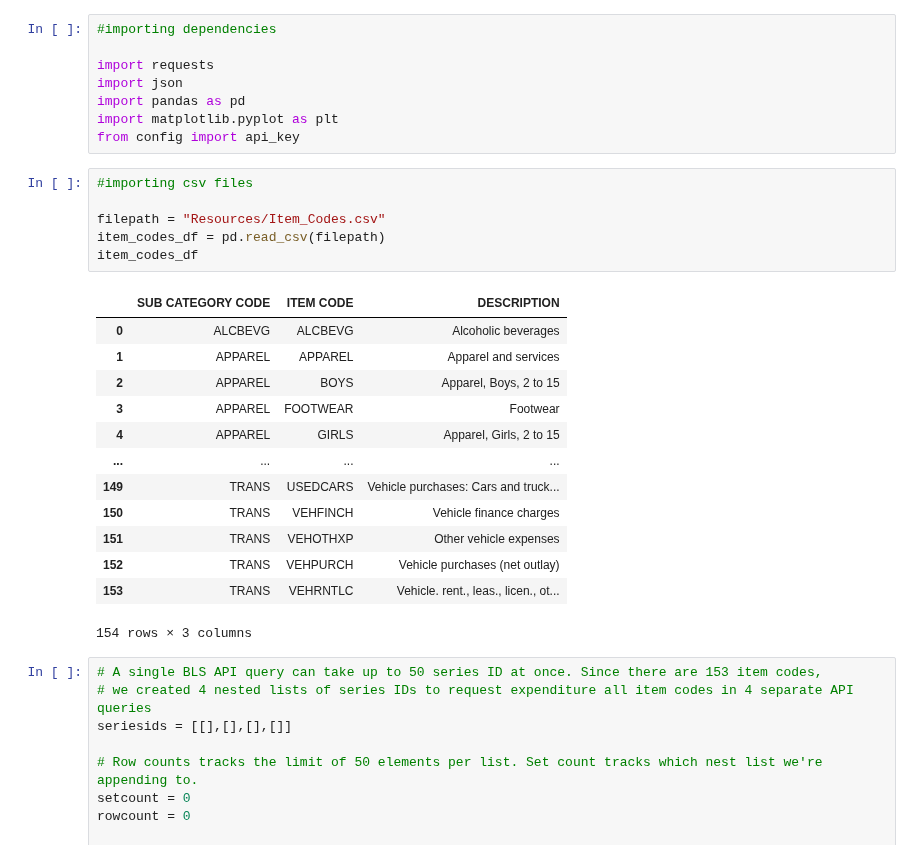
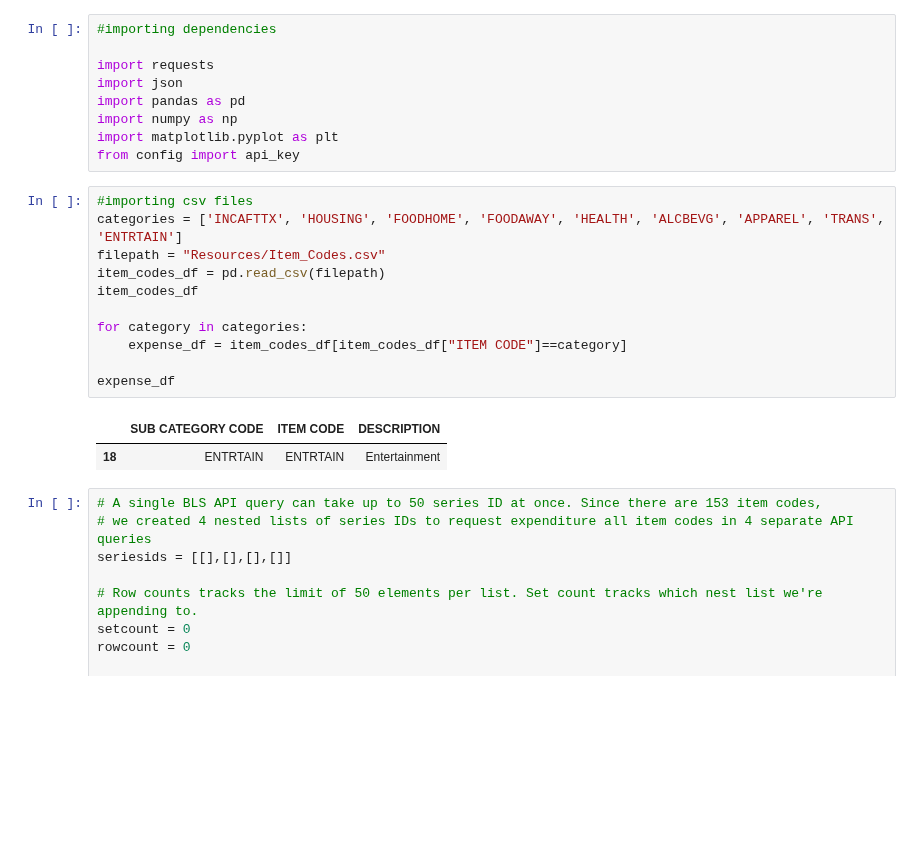
Before and after one commit to joshcoronel/discretionary-spending, a Jupyter notebook: Project 1.ipynb, the cells around one changed output. Saved outputs shown, nothing was run; the diff lists cells and outputs as text; blank space fills up the shorter version.

```diff
--- a/Project 1.ipynb
+++ b/Project 1.ipynb
@@ -4,28 +4,23 @@
 import requests
 import json
 import pandas as pd
+import numpy as np
 import matplotlib.pyplot as plt
 from config import api_key
 # %%
 #importing csv files
-
+categories = ['INCAFTTX', 'HOUSING', 'FOODHOME', 'FOODAWAY', 'HEALTH', 'ALCBEVG', 'APPAREL', 'TRANS', 'ENTRTAIN']
 filepath = "Resources/Item_Codes.csv"
 item_codes_df = pd.read_csv(filepath)
 item_codes_df
+
+for category in categories:
+    expense_df = item_codes_df[item_codes_df["ITEM CODE"]==category]
+
+expense_df
 # %% [output]
 |  | SUB CATEGORY CODE | ITEM CODE | DESCRIPTION |
-| 0 | ALCBEVG | ALCBEVG | Alcoholic beverages |
-| 1 | APPAREL | APPAREL | Apparel and services |
-| 2 | APPAREL | BOYS | Apparel, Boys, 2 to 15 |
-| 3 | APPAREL | FOOTWEAR | Footwear |
-| 4 | APPAREL | GIRLS | Apparel, Girls, 2 to 15 |
-| ... | ... | ... | ... |
-| 149 | TRANS | USEDCARS | Vehicle purchases: Cars and truck... |
-| 150 | TRANS | VEHFINCH | Vehicle finance charges |
-| 151 | TRANS | VEHOTHXP | Other vehicle expenses |
-| 152 | TRANS | VEHPURCH | Vehicle purchases (net outlay) |
-| 153 | TRANS | VEHRNTLC | Vehicle. rent., leas., licen., ot... |
+| 18 | ENTRTAIN | ENTRTAIN | Entertainment |
-154 rows × 3 columns
 # %%
 # A single BLS API query can take up to 50 series ID at once. Since there are 153 item codes,
 # we created 4 nested lists of series IDs to request expenditure all item codes in 4 separate API queries
```
Also changed, not shown: parts of 7 cells of this notebook, 2 other files.
